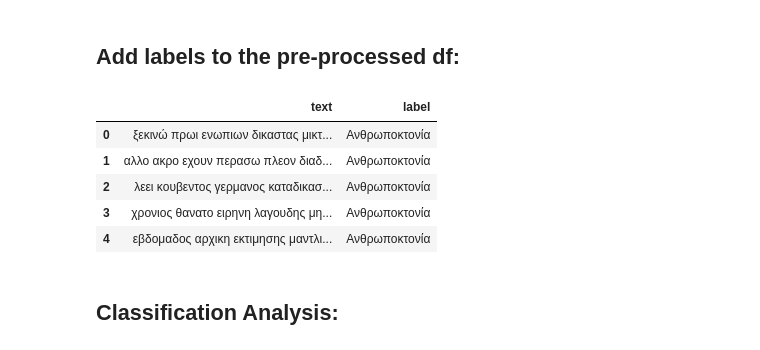
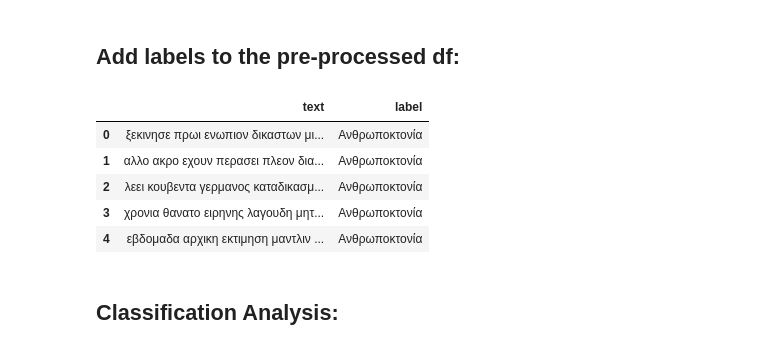
Before and after one commit to openlabathens/article-classification, a Jupyter notebook: article_classification.ipynb, the cells around one changed output. Cells and saved outputs as stored; diff of their text form; code cells hidden in the pictures.

```diff
--- a/article_classification.ipynb
+++ b/article_classification.ipynb
@@ -237,20 +240,19 @@ df.head()
 # %% [markdown]
 ## Lemmatization:
 # %%
-# Drop the columns which are no longer needed
-df.drop(["text_wo_intonation", "text_wo_freq"], axis=1, inplace=True)
+# # Drop the columns which are no longer needed
+# df.drop(["text_wo_intonation", "text_wo_freq"], axis=1, inplace=True)
 
-nlp = spacy.load("el_core_news_sm")
-# nlp.remove_pipe("tagger")
+# nlp = spacy.load("el_core_news_sm")
+# # nlp.remove_pipe("tagger")
+
+# def lemmatize_words(text):
+#     """custom function to lemmatize text"""
+#     doc = nlp(text)
+#     # pos_tagged_text = text.pos
+#     return " ".join([token.lemma_ for token in doc])
 
 
-def lemmatize_words(text):
-    """custom function to lemmatize text"""
-    doc = nlp(text)
-    # pos_tagged_text = text.pos
-    return " ".join([token.lemma_ for token in doc])
-
-
-df["text_lemmatized"] = df["text_wo_rare"].apply(
-    lambda text: lemmatize_words(text))
-df.head()
+# df["text_lemmatized"] = df["text_wo_rare"].apply(
+#     lambda text: lemmatize_words(text))
+# df.head()
@@ -264,12 +269,15 @@ df.head()
 # %% [markdown]
 ## Remove numbers:
 # %%
+# Drop the columns which are no longer needed
+df.drop(["text_wo_intonation", "text_wo_freq"], axis=1, inplace=True)
+
 def drop_numbers(text):
     text_wo_numbers = re.sub(r'[0-9]+', '', text)
     return text_wo_numbers
 
 
-df["text_wo_numbers"] = df["text_lemmatized"].apply(
+df["text_wo_numbers"] = df["text_wo_rare"].apply(
     lambda text: drop_numbers(text))
 df.head()
 # %% [output]
@@ -299,21 +307,21 @@ df.head()
 # %% [markdown]
 ## Add labels to the pre-processed df:
 # %%
-# Drop the columns which are no longer needed
-df.drop(["text", "text_wo_rare", "text_lemmatized",
+# Drop the columns which are no longer needed , "text_lemmatized"
+df.drop(["text", "text_wo_rare",
         "text_wo_numbers"], axis=1, inplace=True)
 
 # Set up data set with preprocessed text & classes:
 df['label'] = df_full['class']
 df.columns = ['text', 'label']
 df.head()
 # %% [output]
 |  | text | label |
-| 0 | ξεκινώ πρωι ενωπιων δικαστας μικτ... | Ανθρωποκτονία |
-| 1 | αλλο ακρο εχουν περασω πλεον διαδ... | Ανθρωποκτονία |
-| 2 | λεει κουβεντος γερμανος καταδικασ... | Ανθρωποκτονία |
-| 3 | χρονιος θανατο ειρηνη λαγουδης μη... | Ανθρωποκτονία |
-| 4 | εβδομαδος αρχικη εκτιμησης μαντλι... | Ανθρωποκτονία |
+| 0 | ξεκινησε πρωι ενωπιον δικαστων μι... | Ανθρωποκτονία |
+| 1 | αλλο ακρο εχουν περασει πλεον δια... | Ανθρωποκτονία |
+| 2 | λεει κουβεντα γερμανος καταδικασμ... | Ανθρωποκτονία |
+| 3 | χρονια θανατο ειρηνης λαγουδη μητ... | Ανθρωποκτονία |
+| 4 | εβδομαδα αρχικη εκτιμηση μαντλιν ... | Ανθρωποκτονία |
 # %% [markdown]
 ## Classification Analysis:
 # %%
```
Also changed, not shown: parts of 16 cells of this notebook.
